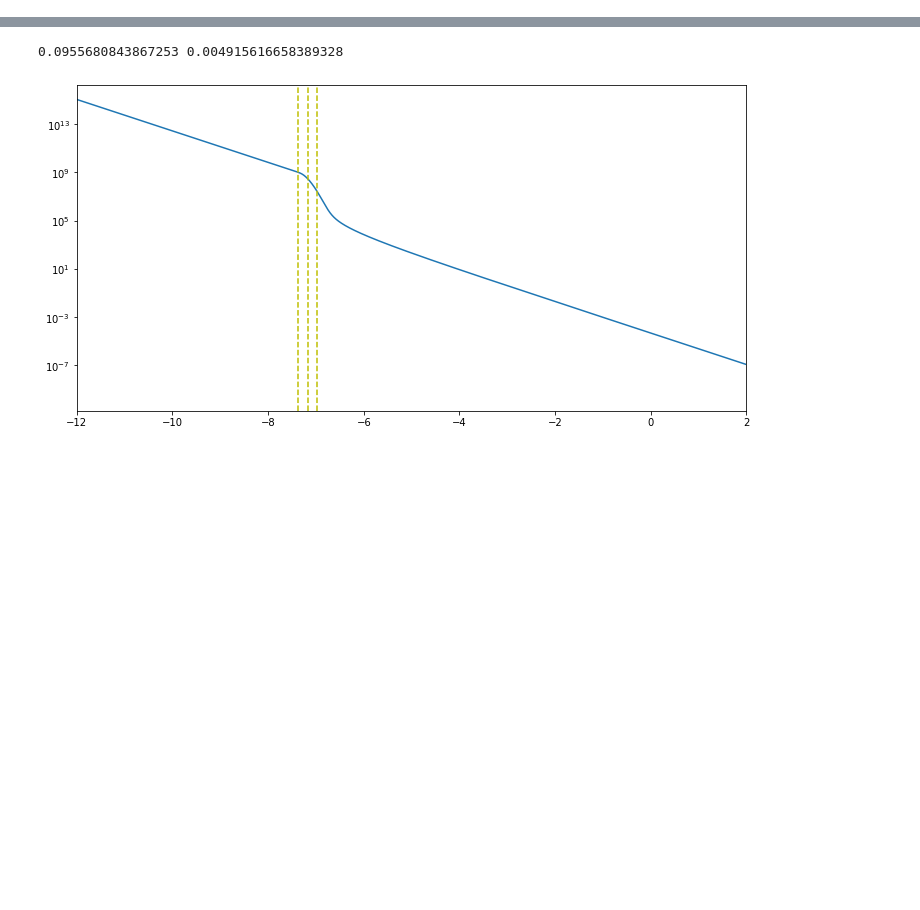
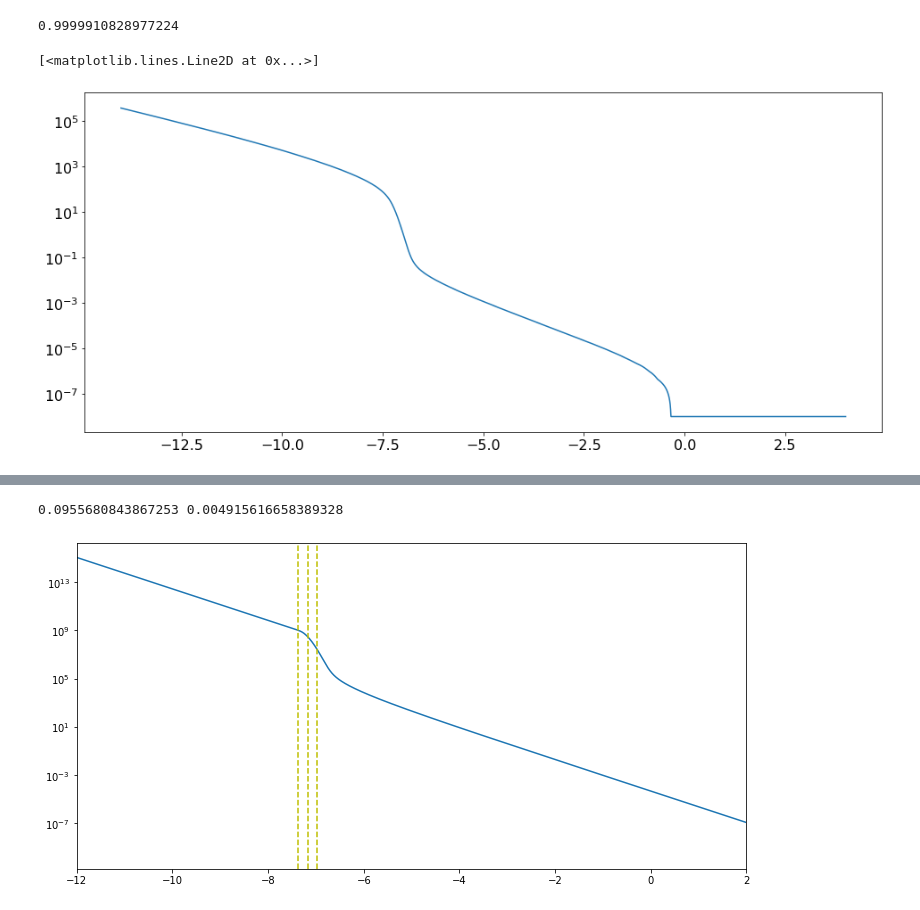
Before and after one commit to asdfbat/AST5220, a Jupyter notebook: Project/Python/m2_plotting.ipynb, the cells around one changed output, grey strips where cells are left out. Cells and saved outputs as stored; diff of their text form; code cells hidden in the pictures; blank space fills up the shorter version.

Commit message:
plotting stuff

```diff
--- a/Project/Python/m2_plotting.ipynb
+++ b/Project/Python/m2_plotting.ipynb
@@ -30,3 +30,7 @@ x[saha_idx], x[rec_saha_idx], x[rec_idx], x[LS_idx]
+# %%
+np.trapz(g, x)
+# %% [output]
+0.9999910828977224
 # %%
 fig, ax = plt.subplots(1, 2, figsize=(13.4, 5), sharey=True)
 ax[0].semilogy(x, Xe, c="blue", label="Xe, Peebles", lw=2)
@@ -50,6 +54,12 @@ ax[1].set_xlabel("x")
 fig.tight_layout()
 fig.savefig("../m2_figs/Xe.pdf", bbox_inches="tight")
 plt.close(fig)
+# %%
+plt.figure(figsize=(16,7))
+plt.semilogy(x, tau+1e-8)
+# %% [output]
+[<matplotlib.lines.Line2D at 0x...>]
+[figure, added]
 # %%
 fig, ax = plt.subplots(1, 2, figsize=(13.4, 5))
 ax[0].semilogy(x, tau, c="blue", label=r"$\tau(x)$", lw=2)
```
Also changed, not shown: parts of 2 cells of this notebook.
